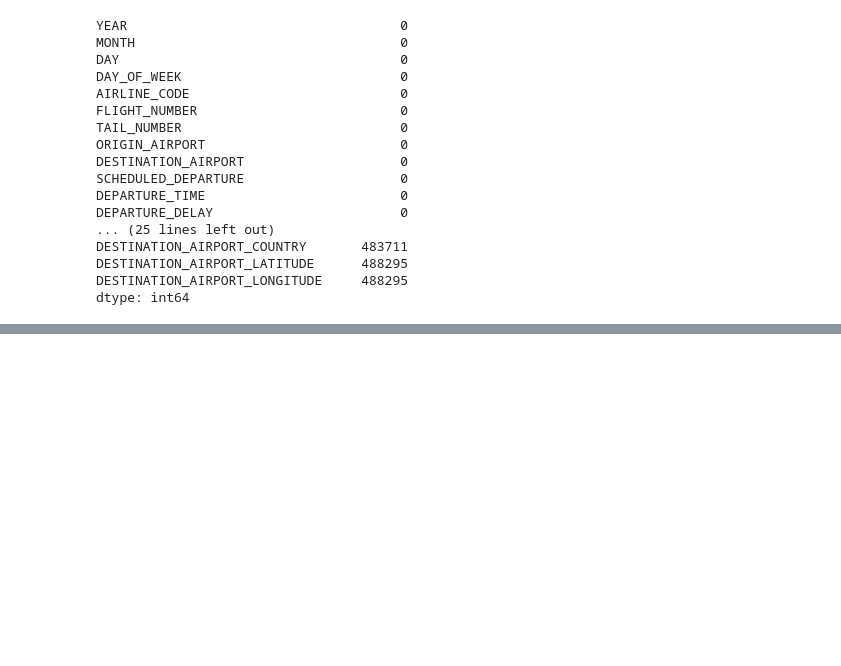
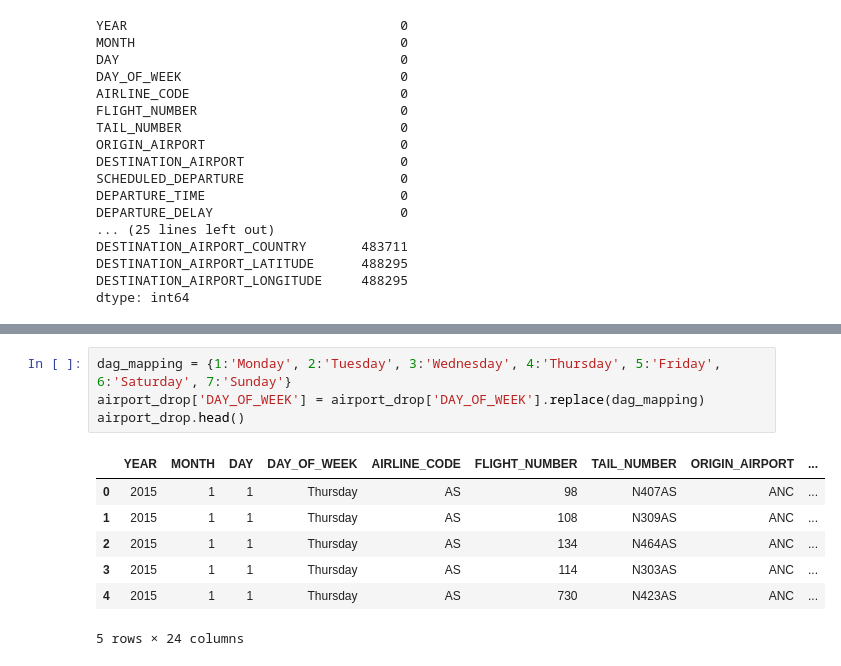
Before and after one commit to PaulienLuhulima/ML4, a Jupyter notebook: Groepsopdracht.ipynb, the cells around one changed output, grey strips where cells are left out. Drawn from its saved outputs; the diff is of its cells as text; blank space fills up the shorter version.

```diff
--- a/Groepsopdracht.ipynb
+++ b/Groepsopdracht.ipynb
@@ -198,0 +252,12 @@ dtype: int64
+# %%
+dag_mapping = {1:'Monday', 2:'Tuesday', 3:'Wednesday', 4:'Thursday', 5:'Friday', 6:'Saturday', 7:'Sunday'}
+airport_drop['DAY_OF_WEEK'] = airport_drop['DAY_OF_WEEK'].replace(dag_mapping)
+airport_drop.head()
+# %% [output]
+|  | YEAR | MONTH | DAY | DAY_OF_WEEK | AIRLINE_CODE | FLIGHT_NUMBER | TAIL_NUMBER | ORIGIN_AIRPORT | ... |
+| 0 | 2015 | 1 | 1 | Thursday | AS | 98 | N407AS | ANC | ... |
+| 1 | 2015 | 1 | 1 | Thursday | AS | 108 | N309AS | ANC | ... |
+| 2 | 2015 | 1 | 1 | Thursday | AS | 134 | N464AS | ANC | ... |
+| 3 | 2015 | 1 | 1 | Thursday | AS | 114 | N303AS | ANC | ... |
+| 4 | 2015 | 1 | 1 | Thursday | AS | 730 | N423AS | ANC | ... |
+5 rows × 24 columns
```
Also changed, not shown: parts of 17 cells of this notebook.
